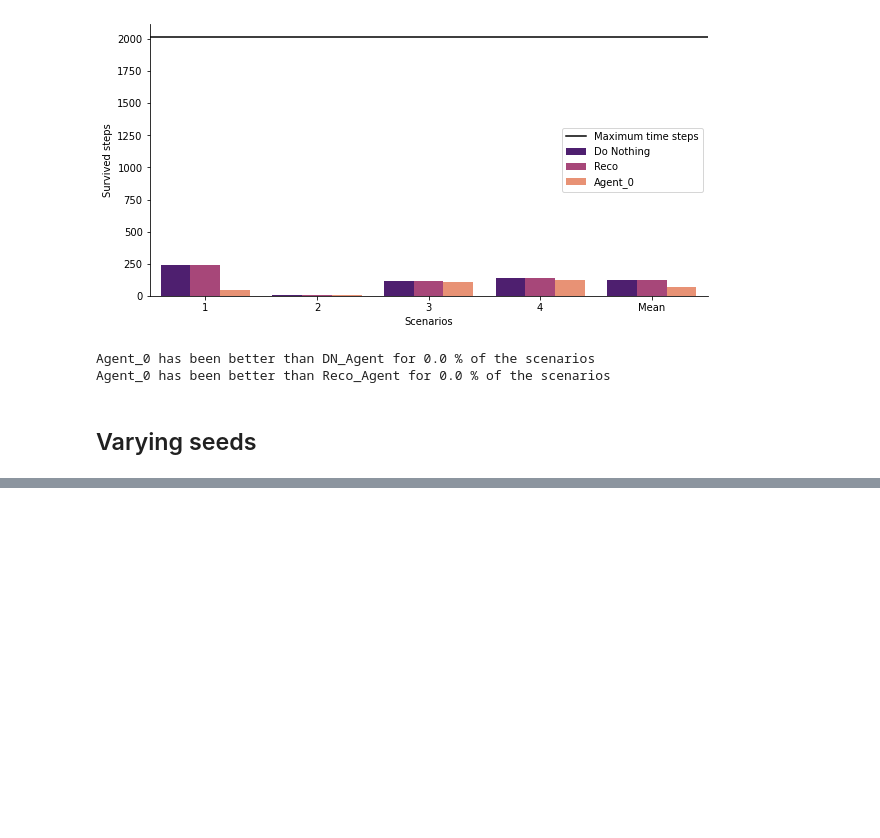
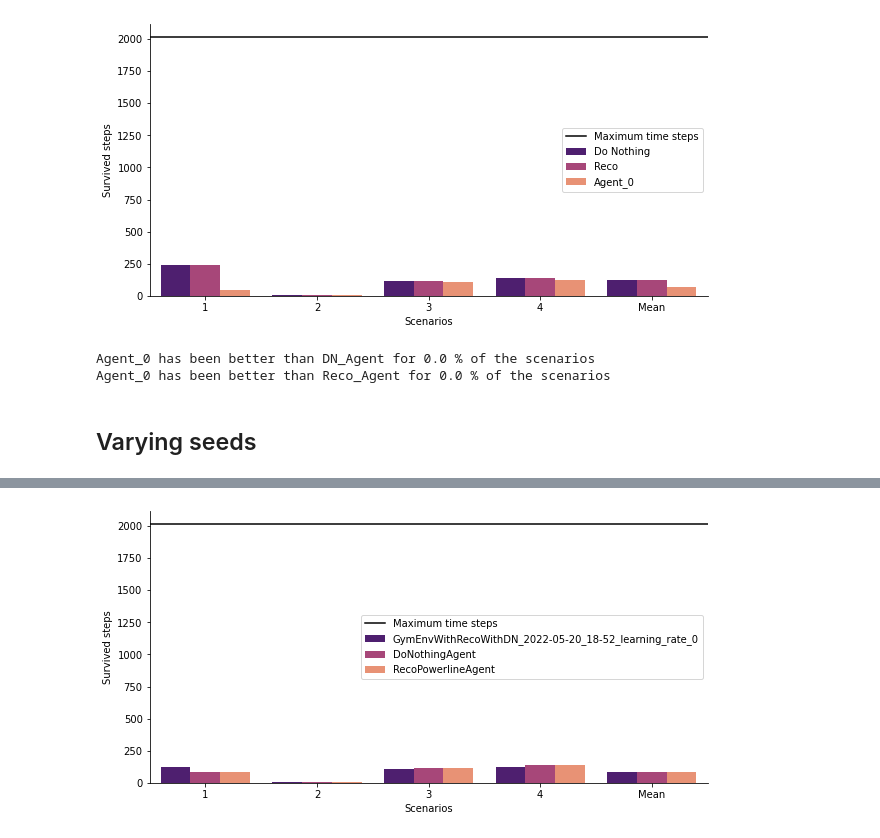
Before and after one commit to gaetanserre/L2RPN-WCCI-Baselines, a Jupyter notebook: RL/eval.ipynb, the cells around one changed output, grey strips where cells are left out. Saved outputs shown, nothing was run; the diff lists cells and outputs as text; code cells hidden in the pictures; blank space fills up the shorter version.

```diff
--- a/RL/eval.ipynb
+++ b/RL/eval.ipynb
@@ -114 +126,7 @@ nb_scenario = 59 if filter_chronics is None else 4
+# %%
+# agents_names = ['GymEnvWithRecoWithDN_2022-05-20_18-52_learning_rate_0']
+# agents_names = [el for el in os.listdir(save_path) if re.match(r'GymEnv.*', el) is not None]
+agents_names = []
+
+agents_dict = {"optimizer1":agent}
 # %%
@@ -275 +292,5 @@ results_dict, create_box_plot(results_dict, [], [])
  None)
+# %%
+create_bar_plot({k:el.T[0] for k,el in results_dict.items()}, [], [])
+# %% [output]
+[figure, added]
```
Also changed, not shown: parts of 9 cells of this notebook, 3 other files.
